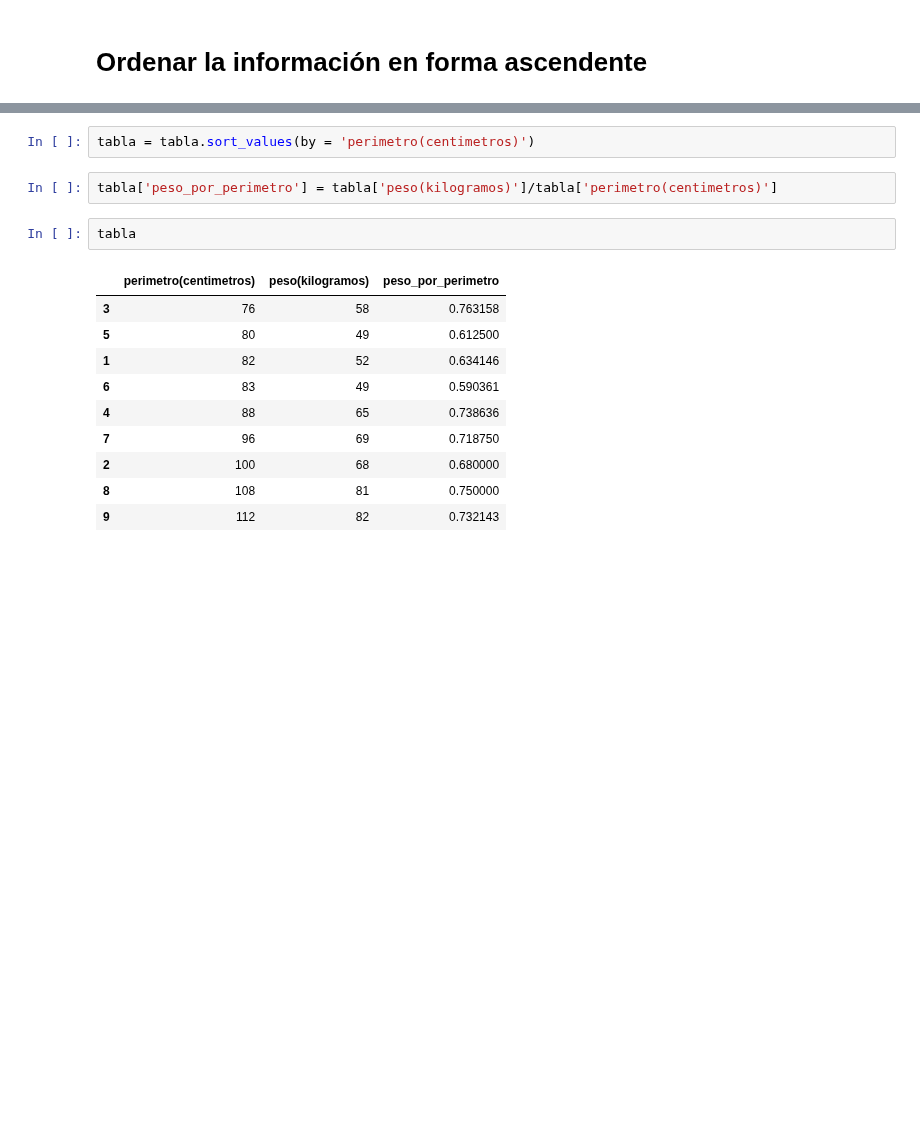
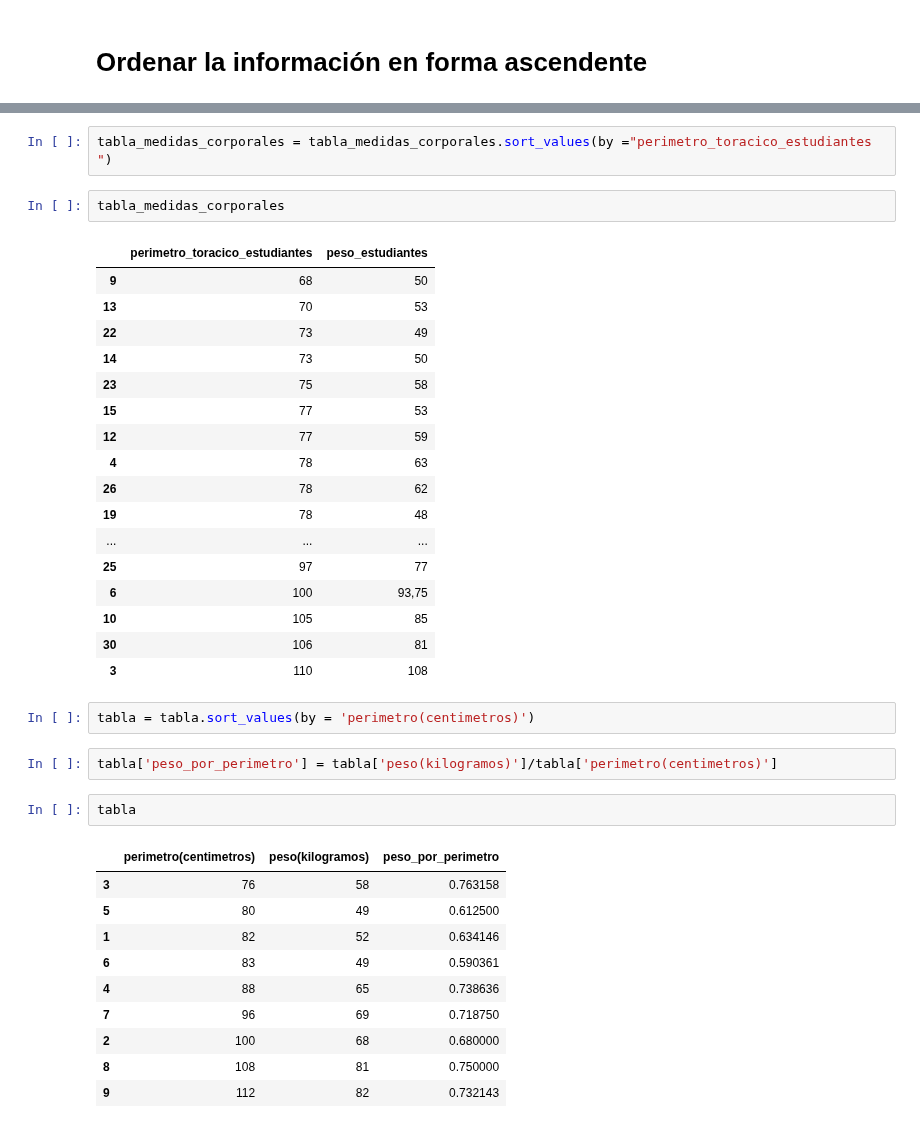
Before and after one commit to marco-canas/algebra_y_trigonometria, a Jupyter notebook: classes/medicion/proporcionalidad_para_la_medicion/practica_cinta_bobinometrica.ipynb, the cells around one changed output, grey strips where cells are left out. Drawn from its saved outputs; the diff is of its cells as text; blank space fills up the shorter version.

```diff
--- a/classes/medicion/proporcionalidad_para_la_medicion/practica_cinta_bobinometrica.ipynb
+++ b/classes/medicion/proporcionalidad_para_la_medicion/practica_cinta_bobinometrica.ipynb
@@ -51,3 +89,25 @@ tabla
+# %%
+tabla_medidas_corporales = tabla_medidas_corporales.sort_values(by ="perimetro_toracico_estudiantes ")
+# %%
+tabla_medidas_corporales
+# %% [output]
+|  | perimetro_toracico_estudiantes | peso_estudiantes |
+| 9 | 68 | 50 |
+| 13 | 70 | 53 |
+| 22 | 73 | 49 |
+| 14 | 73 | 50 |
+| 23 | 75 | 58 |
+| 15 | 77 | 53 |
+| 12 | 77 | 59 |
+| 4 | 78 | 63 |
+| 26 | 78 | 62 |
+| 19 | 78 | 48 |
+| ... | ... | ... |
+| 25 | 97 | 77 |
+| 6 | 100 | 93,75 |
+| 10 | 105 | 85 |
+| 30 | 106 | 81 |
+| 3 | 110 | 108 |
 # %%
 tabla = tabla.sort_values(by = 'perimetro(centimetros)')
 # %%
```
Also changed, not shown: parts of 14 cells of this notebook, 7 other files.
